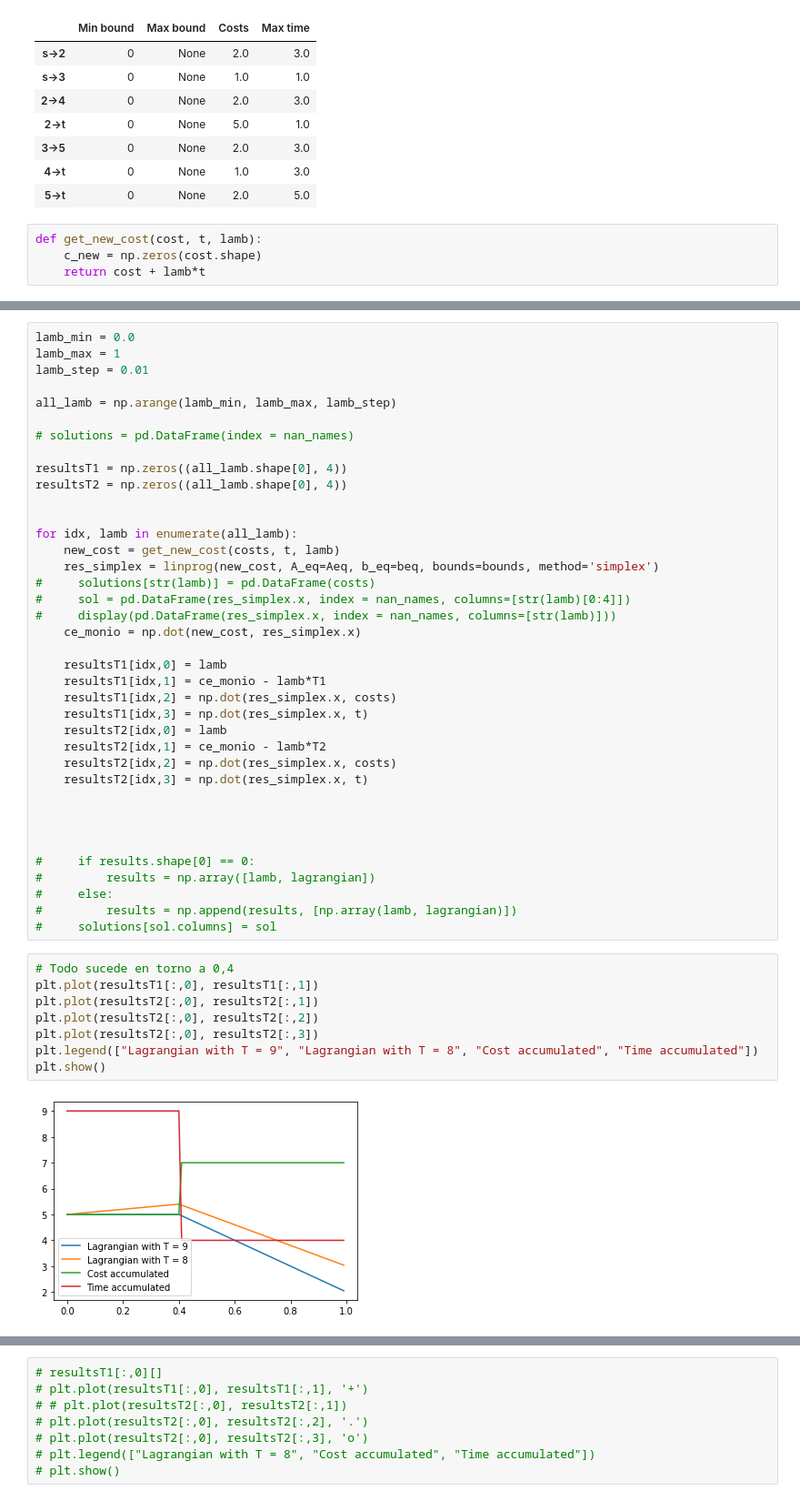
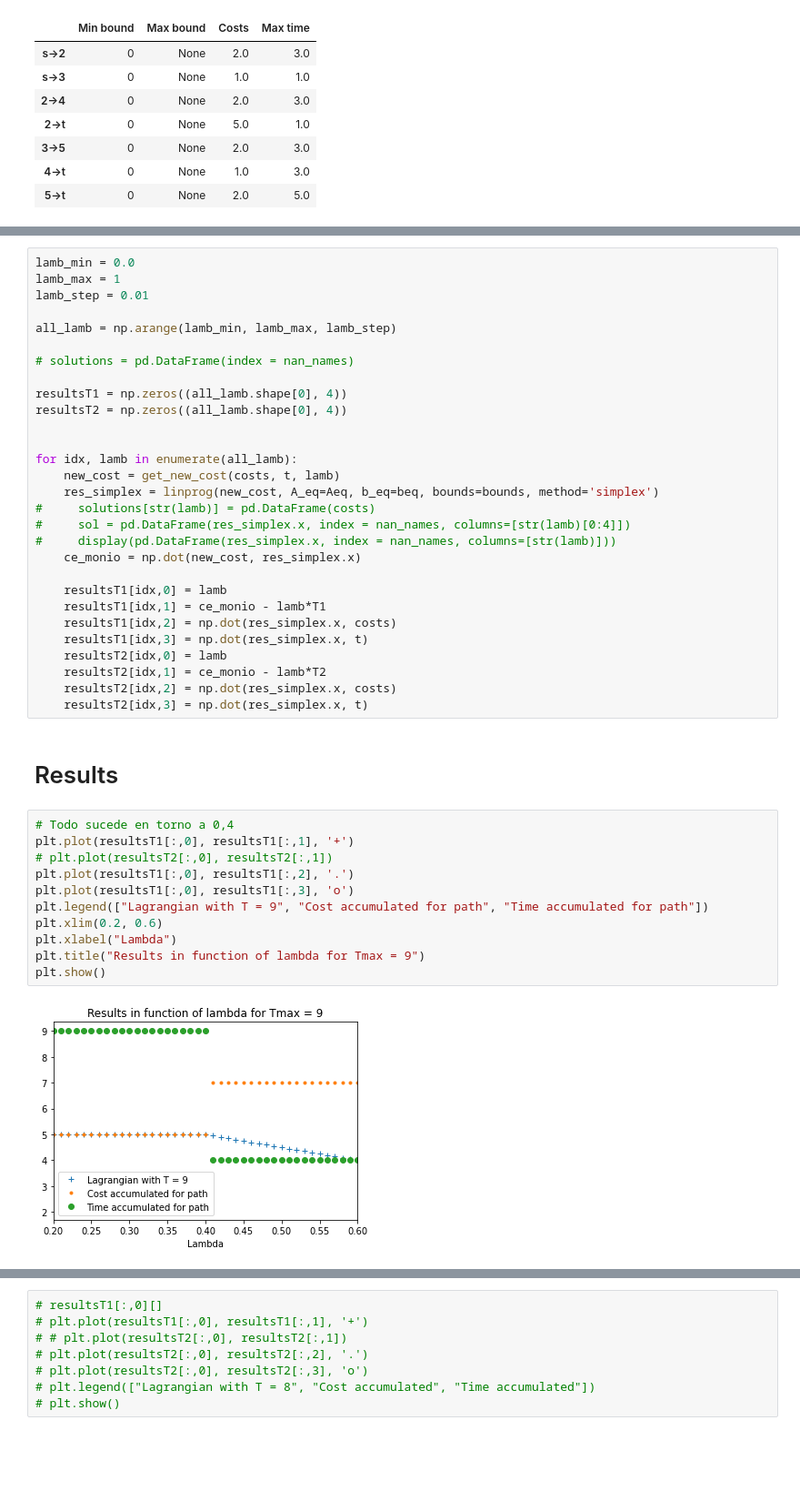
Before and after one commit to OS11-UTN/ex09-11-shortest-path-with-time-constraints-diegopdurante, a Jupyter notebook: ex09-11/U3Ex10-Shortest-path-with-time-constraints-Lagrangian-Relaxation.ipynb, the cells around one changed output, grey strips where cells are left out. Shown: that part at 91% size. Cells and saved outputs as stored; diff of their text form; blank space fills up the shorter version.

```diff
--- a/ex09-11/U3Ex10-Shortest-path-with-time-constraints-Lagrangian-Relaxation.ipynb
+++ b/ex09-11/U3Ex10-Shortest-path-with-time-constraints-Lagrangian-Relaxation.ipynb
@@ -116,8 +116,4 @@ resume_df
 | 3->5 | 0 | None | 2.0 | 3.0 |
 | 4->t | 0 | None | 1.0 | 3.0 |
 | 5->t | 0 | None | 2.0 | 5.0 |
-# %%
-def get_new_cost(cost, t, lamb):
-    c_new = np.zeros(cost.shape)
-    return cost + lamb*t
 # %%
@@ -164,22 +162,18 @@ for idx, lamb in enumerate(all_lamb):
     resultsT2[idx,1] = ce_monio - lamb*T2
     resultsT2[idx,2] = np.dot(res_simplex.x, costs)
     resultsT2[idx,3] = np.dot(res_simplex.x, t)
-
-
-
-
-#     if results.shape[0] == 0:
-#         results = np.array([lamb, lagrangian])
-#     else:
-#         results = np.append(results, [np.array(lamb, lagrangian)])
-#     solutions[sol.columns] = sol
+# %% [markdown]
+# Results
 # %%
 # Todo sucede en torno a 0,4
-plt.plot(resultsT1[:,0], resultsT1[:,1])
-plt.plot(resultsT2[:,0], resultsT2[:,1])
-plt.plot(resultsT2[:,0], resultsT2[:,2])
-plt.plot(resultsT2[:,0], resultsT2[:,3])
-plt.legend(["Lagrangian with T = 9", "Lagrangian with T = 8", "Cost accumulated", "Time accumulated"])
+plt.plot(resultsT1[:,0], resultsT1[:,1], '+')
+# plt.plot(resultsT2[:,0], resultsT2[:,1])
+plt.plot(resultsT1[:,0], resultsT1[:,2], '.')
+plt.plot(resultsT1[:,0], resultsT1[:,3], 'o')
+plt.legend(["Lagrangian with T = 9", "Cost accumulated for path", "Time accumulated for path"])
+plt.xlim(0.2, 0.6)
+plt.xlabel("Lambda")
+plt.title("Results in function of lambda for Tmax = 9")
 plt.show()
 # %% [output]
-[figure, old version]
+[figure, new version]
```
Also changed, not shown: parts of 31 cells of this notebook, 3 other files.
